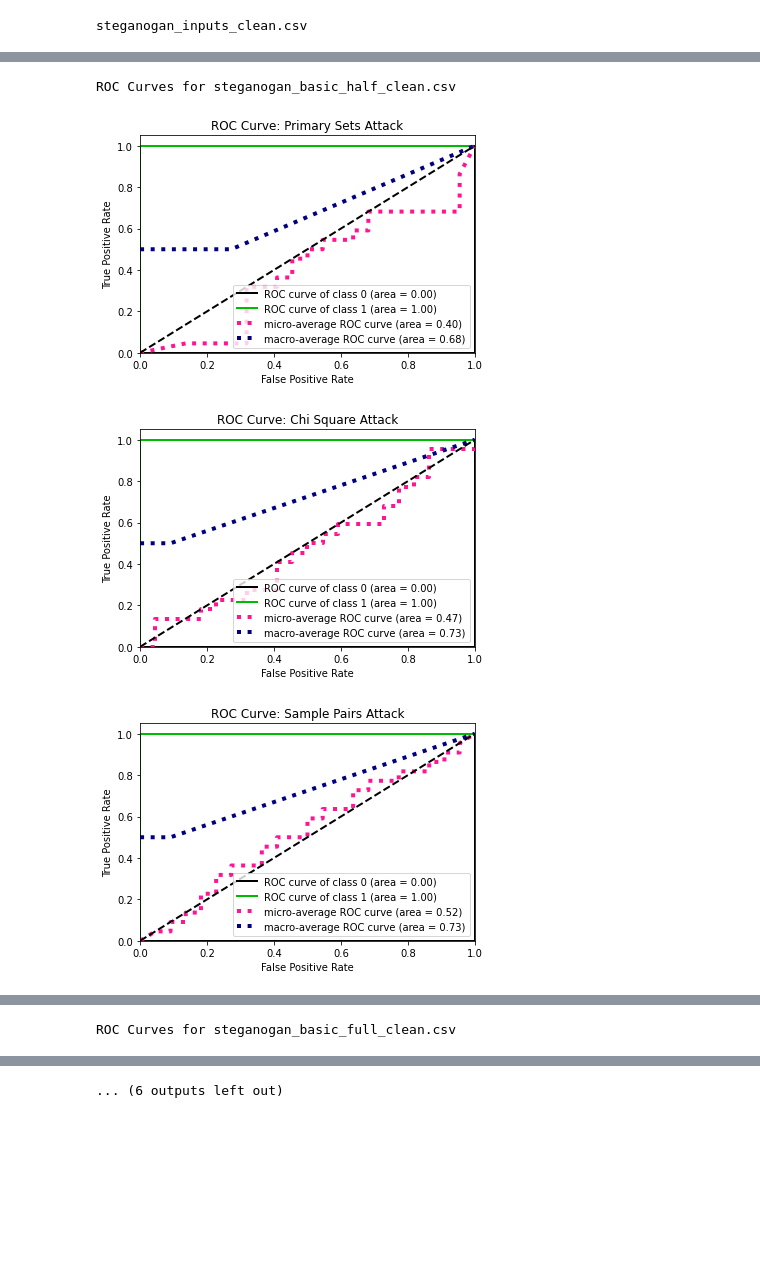
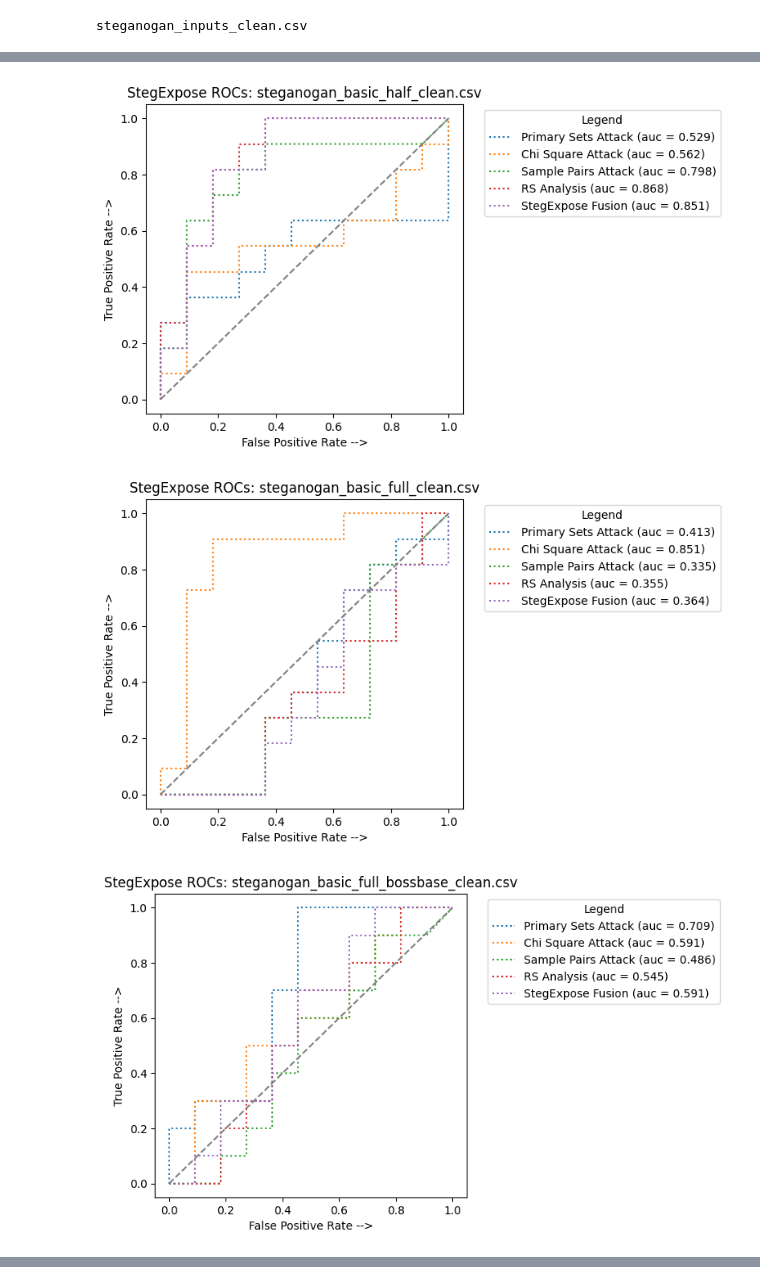
Before and after one commit to jnickg/steganet, a Jupyter notebook: roc_auc.ipynb, the cells around one changed output, grey strips where cells are left out. Saved outputs shown, nothing was run; the diff lists cells and outputs as text; code cells hidden in the pictures; blank space fills up the shorter version.

```diff
--- a/roc_auc.ipynb
+++ b/roc_auc.ipynb
@@ -265,6 +280,12 @@ stegexpose_steganogan_results.append('steganogan_basic_half_clean.csv')
 !awk '!/^$/' steganogan_basic_full.csv > steganogan_basic_full_clean.csv
 stegexpose_steganogan_results.append('steganogan_basic_full_clean.csv')
 
+!java -jar ./StegExpose/StegExpose.jar /content/drive/MyDrive/steganet_images/Encoded_images_Basic_Full_BOSSBase default default steganogan_basic_full_bossbase.csv
+!awk '!/^$/' steganogan_basic_full_bossbase.csv > steganogan_basic_full_bossbase_clean.csv
+stegexpose_steganogan_results.append('steganogan_basic_full_bossbase_clean.csv')
+
 !java -jar ./StegExpose/StegExpose.jar /content/drive/MyDrive/steganet_images/Encoded_images_Dense_b10_limit_half_hs16_10epochs default default steganogan_dense_half.csv
 !awk '!/^$/' steganogan_dense_half.csv > steganogan_dense_half_clean.csv
 stegexpose_steganogan_results.append('steganogan_dense_half_clean.csv')
+
+''
@@ -271,10 +293,0 @@ stegexpose_steganogan_results.append('steganogan_dense_half_clean.csv')
-# %%
-from prettytable import from_csv
-
-for f in stegexpose_steganogan_results:
-  print(f'\nStegexpose results: {f}')
-  stegexpose_analysis = None
-  fp = None
-  with open(f) as fp:
-    stegexpose_analysis = from_csv(fp)
-    print(stegexpose_analysis)
@@ -298,0 +294,8 @@ Stegexpose results: steganogan_basic_half_clean.csv
+# %%
+import pandas as pd
+
+with pd.option_context('display.max_rows', None, 'display.max_columns', None):
+  for f in stegexpose_steganogan_results:
+    print(f'\nStegexpose results: {f}')
+    stegexpose_analysis = pd.read_csv(f)
+    display(stegexpose_analysis)
@@ -331,17 +365,10 @@ print(results_i)
 # %%
 for (fname, (files, actuals, results)) in zip(stegexpose_steganogan_results, steganogan_stegexpose_data):
   files = np.concatenate((files, files_i), axis=0)
   actuals = np.concatenate((actuals, actuals_i))
   results = np.concatenate((results, results_i))
-  # print(f'ROC for {fname}')
-  # print(f'RESULTS: {results}')
-  # print(f'ACTUALS: {actuals}')
-  # print(f'INDICES: {indices}')
-  # print(f'NAMES: {names}')
-  print(f'\n\nROC Curves for {fname}')
-  print_all_rocs(results, actuals, indices, names)
+  stegexpose_print_all_rocs(results, actuals, indices, names, title_suffix=fname)
 # %% [output]
-ROC Curves for steganogan_basic_half_clean.csv
-[figure, old version]
+[figure, new version]
-[figure, old version]
+[figure, new version]
-[figure, old version]
+[figure, new version]
@@ -350 +375,0 @@ ROC Curves for steganogan_basic_half_clean.csv
-ROC Curves for steganogan_basic_full_clean.csv
@@ -356 +375,0 @@ ROC Curves for steganogan_basic_full_clean.csv
-... (6 outputs left out)
```
Also changed, not shown: parts of 31 cells of this notebook.
